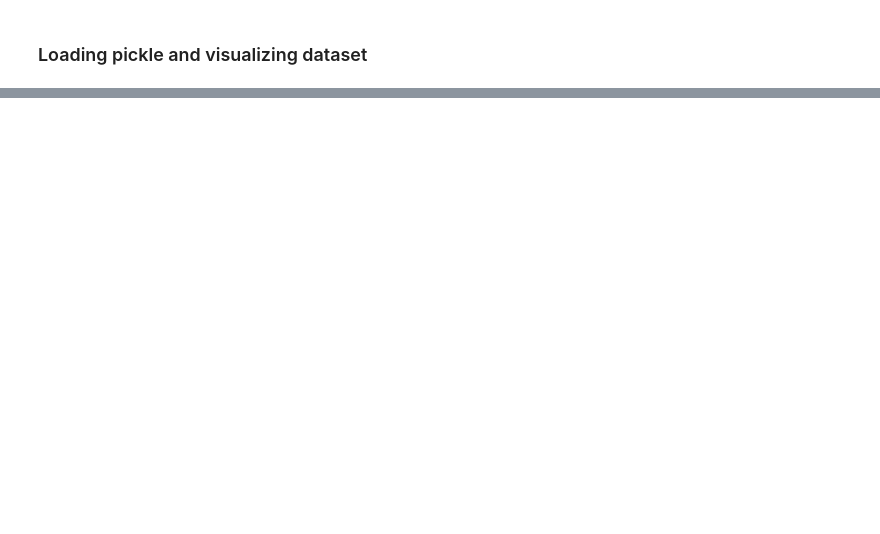
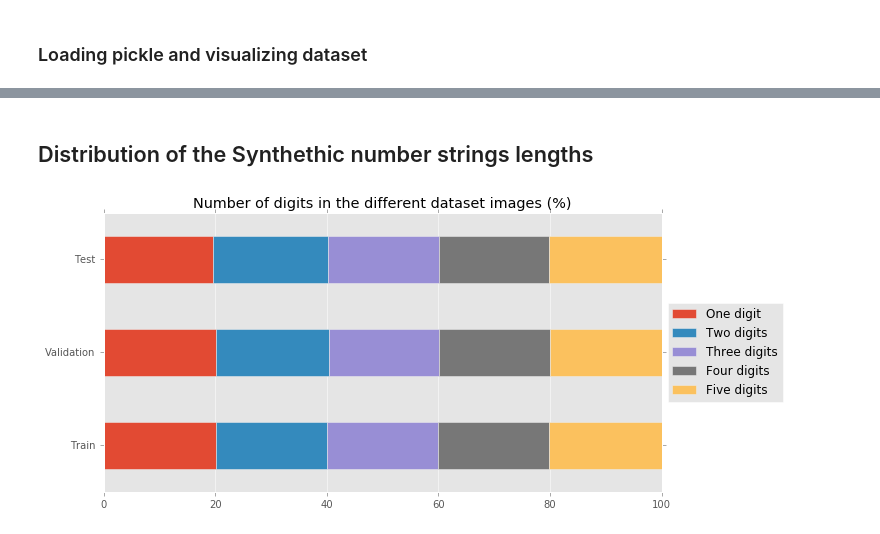
Before and after one commit to camigord/ML_CapstoneProject, a Jupyter notebook: 1_CreateSyntheticData.ipynb, the cells around one changed output, grey strips where cells are left out. Cells and saved outputs as stored; diff of their text form; code cells hidden in the pictures; blank space fills up the shorter version.

```diff
--- a/1_CreateSyntheticData.ipynb
+++ b/1_CreateSyntheticData.ipynb
@@ -38,7 +59,7 @@ def concatenate_two_images(img1,img2,shift):
 SIZE = 28              # MNIST image size
 SIZE_SYNTHETIC = 32    # Output image size
 BACTH_SIZE = 100       # Number of images to load before randomly selecting a subset of digits
-NUM_DIGITS = 4         # Maximum number of digits to concatenate
+NUM_DIGITS = 5         # Maximum number of digits to concatenate
 NUM_CYCLES = 200000    # Number of synthetic images to create
 
 # Create folder where the synthetic data will be located
@@ -99,8 +120,8 @@ print(dataset.shape, labels.shape)
 Splitting the dataset into Training, Testing and Validation
 # %%
 training_prop = 0.8
-testing_prop = 0.15
-validation_prop = 0.05
+testing_prop = 0.1
+validation_prop = 0.1
 
 train_dataset = dataset[:int(NUM_CYCLES*training_prop)]
 train_labels = labels[:int(NUM_CYCLES*training_prop)]
@@ -184,0 +197,29 @@ for i,j in enumerate(np.sort(np.random.randint(0, train_labels.shape[0], size =
+# %% [markdown]
+## Distribution of the Synthethic number strings lengths
+# %%
+num_length = train_labels[:,0]
+counter_train = collections.Counter(num_length)
+
+num_length = valid_labels[:,0]
+counter_valid = collections.Counter(num_length)
+
+num_length = test_labels[:,0]
+counter_test = collections.Counter(num_length)
+
+Table_percentage_counter =  np.zeros((3,5),dtype=float)
+for k in counter_train.keys():
+    Table_percentage_counter[0,k-1] = counter_train[k]*100/float(train_labels[:,0].shape[0])
+    Table_percentage_counter[1,k-1] = counter_valid[k]*100/float(valid_labels[:,0].shape[0])
+    Table_percentage_counter[2,k-1] = counter_test[k]*100/float(test_labels[:,0].shape[0])
+
+df2 = pd.DataFrame(Table_percentage_counter,index=['Train', 'Validation', 'Test'], columns=['One digit', 'Two digits', 'Three digits', 'Four digits', 'Five digits'])
+
+f = plt.figure(1, figsize = (10,5))
+plt.title('Number of digits in the different dataset images (%)', color='black')
+df2.plot.barh(stacked=True, ax=f.gca())
+axes = plt.gca()
+axes.set_xlim([0,100])
+plt.legend(loc='center left', bbox_to_anchor=(1.0, 0.5))
+plt.show()
+# %% [output]
+[figure, added]
```
Also changed, not shown: parts of 8 cells of this notebook, 8 other files.
